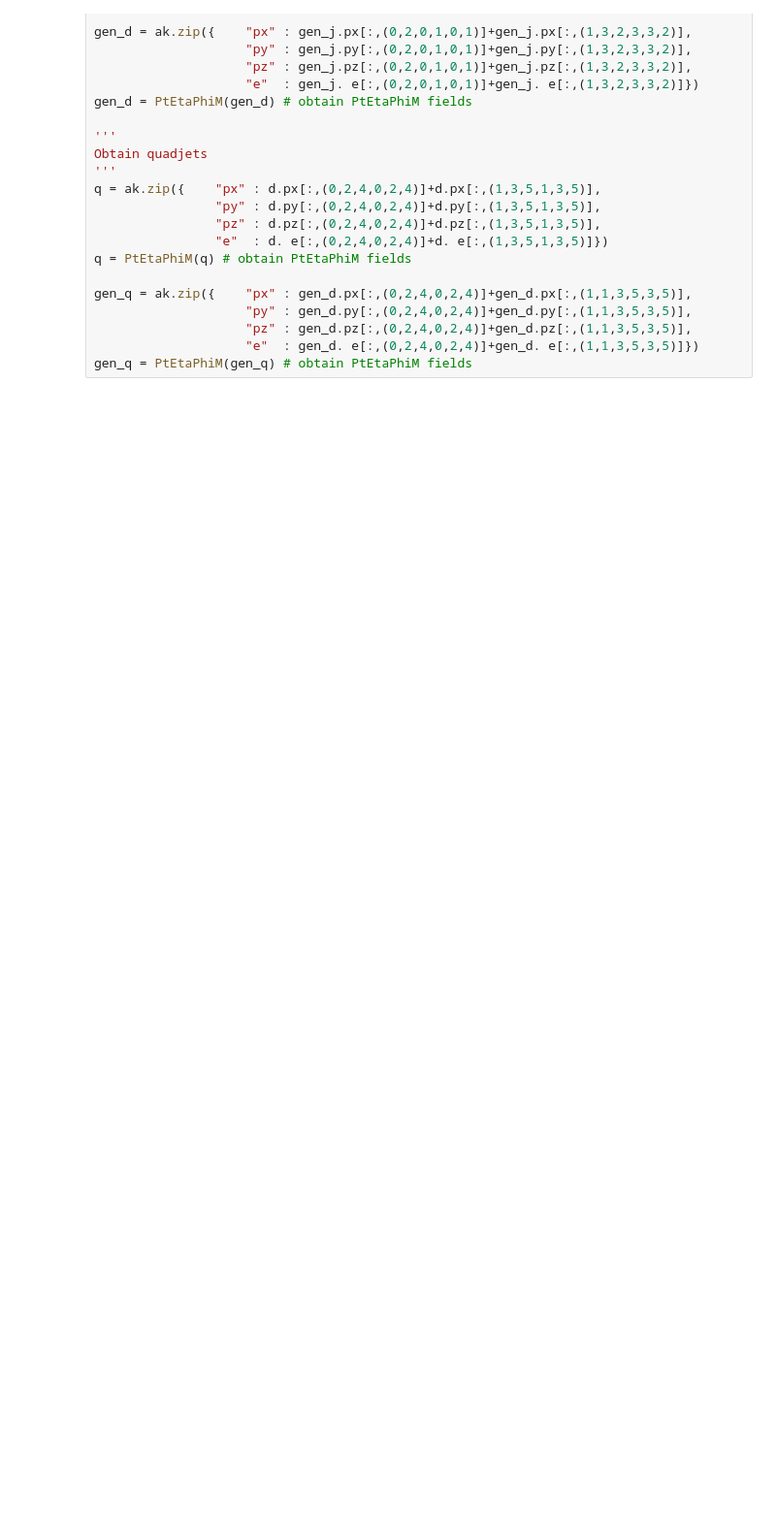
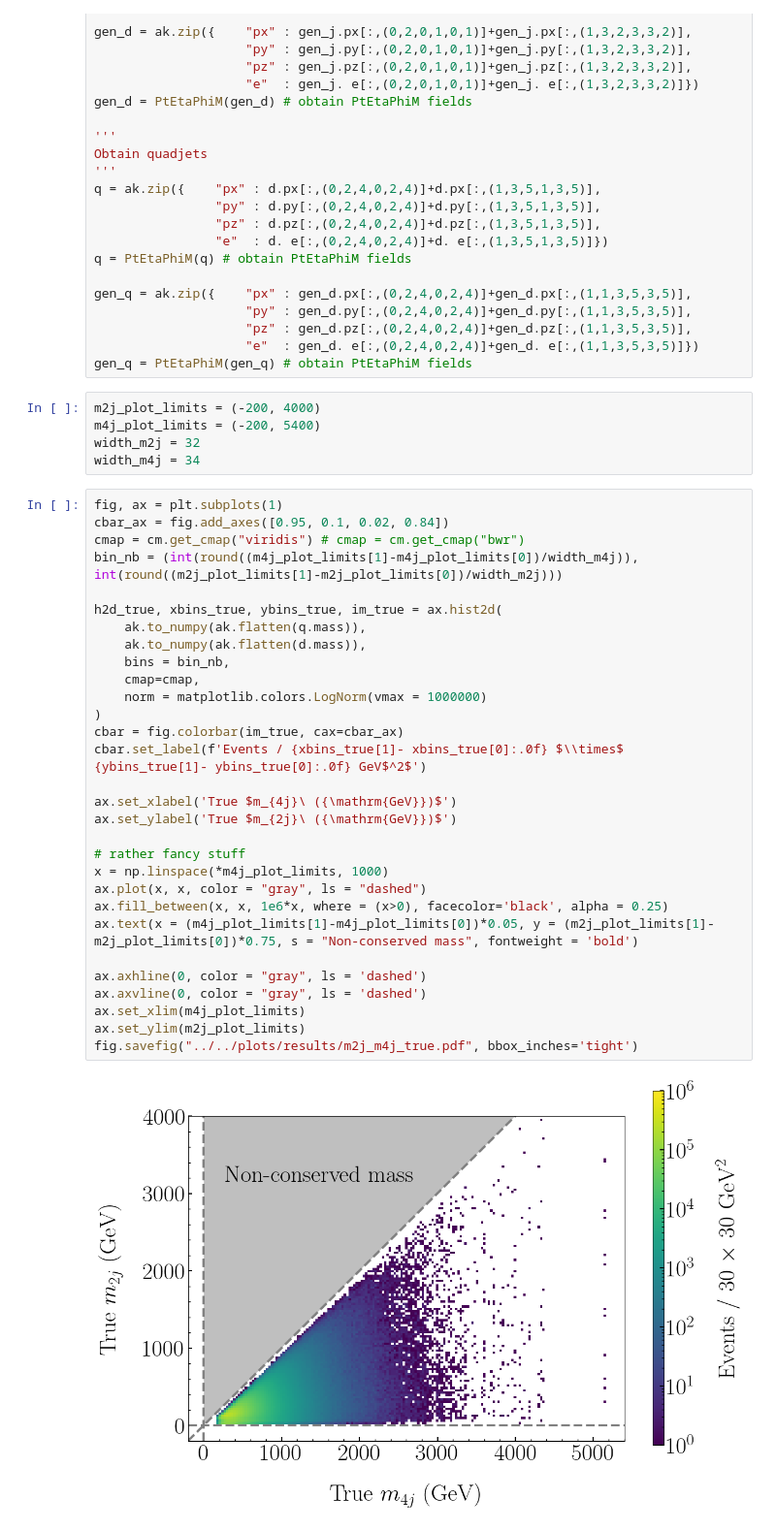
Before and after one commit to javivilladamigo/euclidean-multijet, a Jupyter notebook: python/analysis/analysis-fourTag_10x.ipynb, the cells around one changed output. Shown at 97% size. Saved outputs shown, nothing was run; the diff lists cells and outputs as text; blank space fills up the shorter version.

```diff
--- a/python/analysis/analysis-fourTag_10x.ipynb
+++ b/python/analysis/analysis-fourTag_10x.ipynb
@@ -381,6 +382,43 @@ gen_q = ak.zip({    "px" : gen_d.px[:,(0,2,4,0,2,4)]+gen_d.px[:,(1,1,3,5,3,5)],
                     "pz" : gen_d.pz[:,(0,2,4,0,2,4)]+gen_d.pz[:,(1,1,3,5,3,5)],
                     "e"  : gen_d. e[:,(0,2,4,0,2,4)]+gen_d. e[:,(1,1,3,5,3,5)]})
 gen_q = PtEtaPhiM(gen_q) # obtain PtEtaPhiM fields
+# %%
+m2j_plot_limits = (-200, 4000)
+m4j_plot_limits = (-200, 5400)
+width_m2j = 32
+width_m4j = 34
+# %%
+fig, ax = plt.subplots(1)
+cbar_ax = fig.add_axes([0.95, 0.1, 0.02, 0.84])
+cmap = cm.get_cmap("viridis") # cmap = cm.get_cmap("bwr")
+bin_nb = (int(round((m4j_plot_limits[1]-m4j_plot_limits[0])/width_m4j)), int(round((m2j_plot_limits[1]-m2j_plot_limits[0])/width_m2j)))
+
+h2d_true, xbins_true, ybins_true, im_true = ax.hist2d(
+    ak.to_numpy(ak.flatten(q.mass)),
+    ak.to_numpy(ak.flatten(d.mass)),
+    bins = bin_nb,
+    cmap=cmap,
+    norm = matplotlib.colors.LogNorm(vmax = 1000000)
+)
+cbar = fig.colorbar(im_true, cax=cbar_ax)
+cbar.set_label(f'Events / {xbins_true[1]- xbins_true[0]:.0f} $\\times$ {ybins_true[1]- ybins_true[0]:.0f} GeV$^2$')
+
+ax.set_xlabel('True $m_{4j}\ ({\mathrm{GeV}})$')
+ax.set_ylabel('True $m_{2j}\ ({\mathrm{GeV}})$')
+
+# rather fancy stuff
+x = np.linspace(*m4j_plot_limits, 1000)
+ax.plot(x, x, color = "gray", ls = "dashed")
+ax.fill_between(x, x, 1e6*x, where = (x>0), facecolor='black', alpha = 0.25)
+ax.text(x = (m4j_plot_limits[1]-m4j_plot_limits[0])*0.05, y = (m2j_plot_limits[1]-m2j_plot_limits[0])*0.75, s = "Non-conserved mass", fontweight = 'bold')
+
+ax.axhline(0, color = "gray", ls = 'dashed')
+ax.axvline(0, color = "gray", ls = 'dashed')
+ax.set_xlim(m4j_plot_limits)
+ax.set_ylim(m2j_plot_limits)
+fig.savefig("../../plots/results/m2j_m4j_true.pdf", bbox_inches='tight')
+# %% [output]
+[figure, added]
 # %%
 fig, ax = plt.subplots(1)
 cbar_ax = fig.add_axes([0.95, 0.1, 0.02, 0.84])
```
Also changed, not shown: parts of 8 cells of this notebook, 9 other files.
